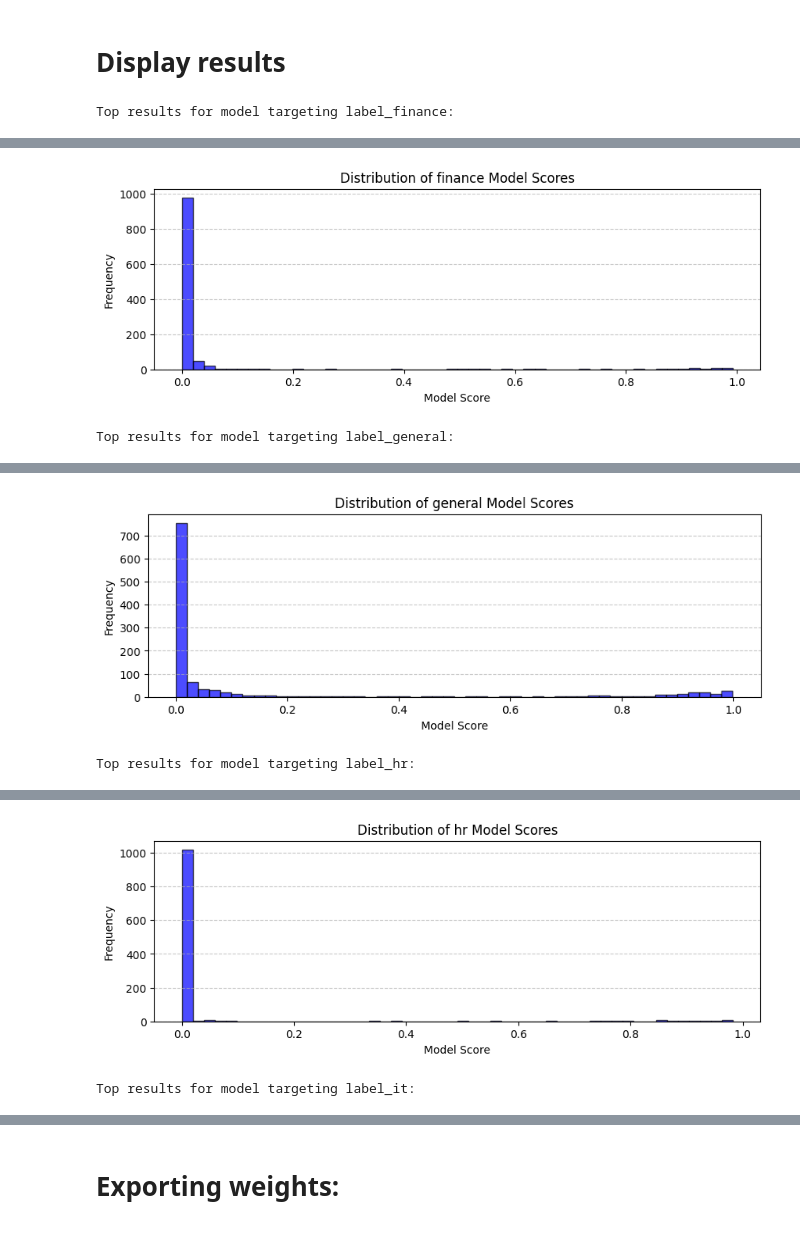
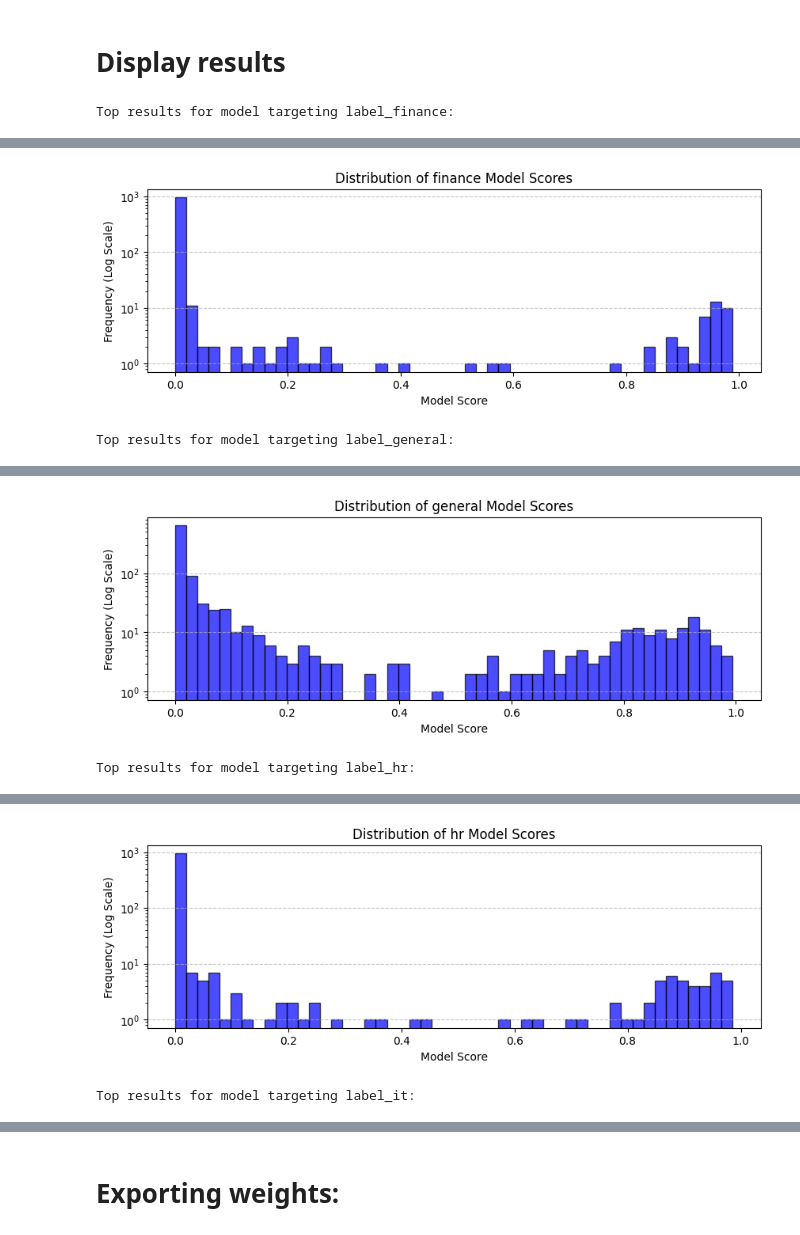
Before and after one commit to Crashededed/ML-Powered_File_Prioritization_Engine, a Jupyter notebook: src/ModelTraining.ipynb, the cells around one changed output, grey strips where cells are left out. Saved outputs shown, nothing was run; the diff lists cells and outputs as text; code cells hidden in the pictures.

```diff
--- a/src/ModelTraining.ipynb
+++ b/src/ModelTraining.ipynb
@@ -24,7 +24,7 @@ df["path_depth"] = df["path"].apply(lambda p: p.count("/") + p.count("\\"))
 
 # Initialize HashingVectorizer
 hashing_vectorizer = HashingVectorizer(
-    n_features=1024,
+    n_features=2048,
     analyzer="char",
     norm=None,
     alternate_sign=False,
@@ -92,10 +92,10 @@ target_junk_map["label_general"] = list(
 )
 
 target_configs = {
-    "label_finance": {"C": 0.1, "weight": 12},
-    "label_general": {"C": 0.5, "weight": 4.0},
-    "label_hr":      {"C": 1.0, "weight": 1.0},
-    "label_it":      {"C": 0.3, "weight": 15.0}
+    "label_finance": {"C": 0.3, "weight": 4.0},
+    "label_general": {"C": 0.3, "weight": 2.0},
+    "label_hr":      {"C": 0.5, "weight": 4.0},
+    "label_it":      {"C": 0.8, "weight": 12.0}
 }
 
 models_map = {}
@@ -107,7 +107,7 @@ for target, config in target_configs.items():
     df_temp["valuable_ext"] = df_temp["extension"].isin(target_extension_map[target]).astype(int)
     df_temp["junk_ext"] = df_temp["extension"].isin(target_junk_map[target]).astype(int)
 
-    df_temp.to_csv("1.csv", index=False)
+    # df_temp.to_csv("1.csv", index=False)
 
     # Create feature matrix X and target vector y for the current target
     numerical_features = df_temp[
@@ -198,9 +198,10 @@ for target, model in models_map.items():
     plt.hist(
         results["model_score"], bins=50, color="blue", alpha=0.7, edgecolor="black"
     )
-    plt.title(f"Distribution of {target.split("_")[1]} Model Scores")
+    plt.yscale("log")  # Set y-axis to log scale
+    plt.title(f"Distribution of {target.split('_')[1]} Model Scores")
     plt.xlabel("Model Score")
-    plt.ylabel("Frequency")
+    plt.ylabel("Frequency (Log Scale)")
     plt.grid(axis="y", linestyle="--", alpha=0.7)
     plt.show()
 # %% [output]
@@ -219,3 +220,3 @@ Top results for model targeting label_finance:
-[figure, old version]
+[figure, new version]
 Top results for model targeting label_general:
 |  | filename | filepath | extension | size_bytes | name_len | path_len | path_depth | mod_time_unix | ... |
@@ -232,3 +233,3 @@ Top results for model targeting label_general:
-[figure, old version]
+[figure, new version]
 Top results for model targeting label_hr:
 |  | filename | filepath | extension | size_bytes | name_len | path_len | path_depth | mod_time_unix | ... |
@@ -245,3 +246,3 @@ Top results for model targeting label_hr:
-[figure, old version]
+[figure, new version]
 Top results for model targeting label_it:
 |  | filename | filepath | extension | size_bytes | name_len | path_len | path_depth | mod_time_unix | ... |
```
Also changed, not shown: parts of 4 cells of this notebook, 8 other files.
